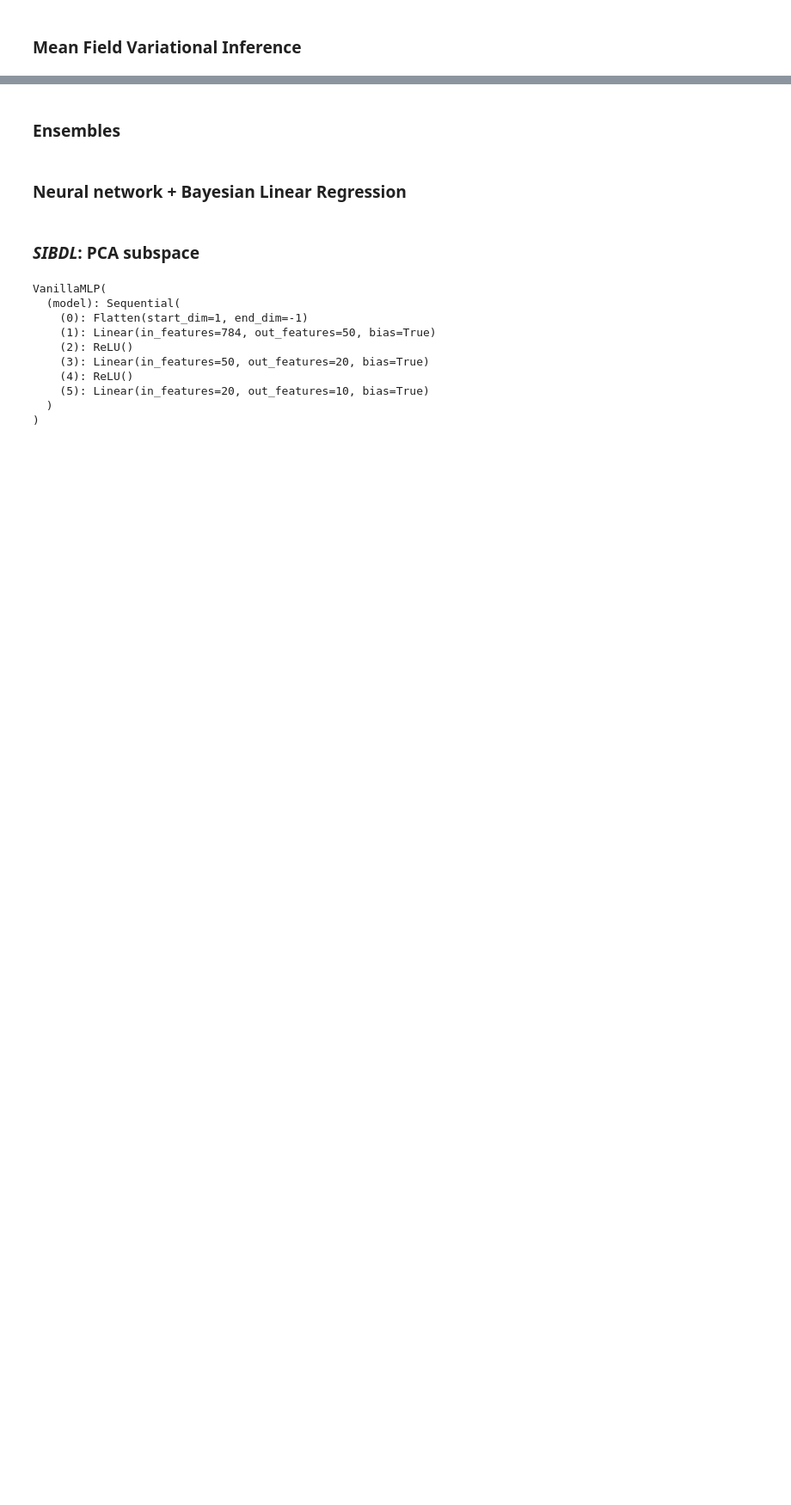
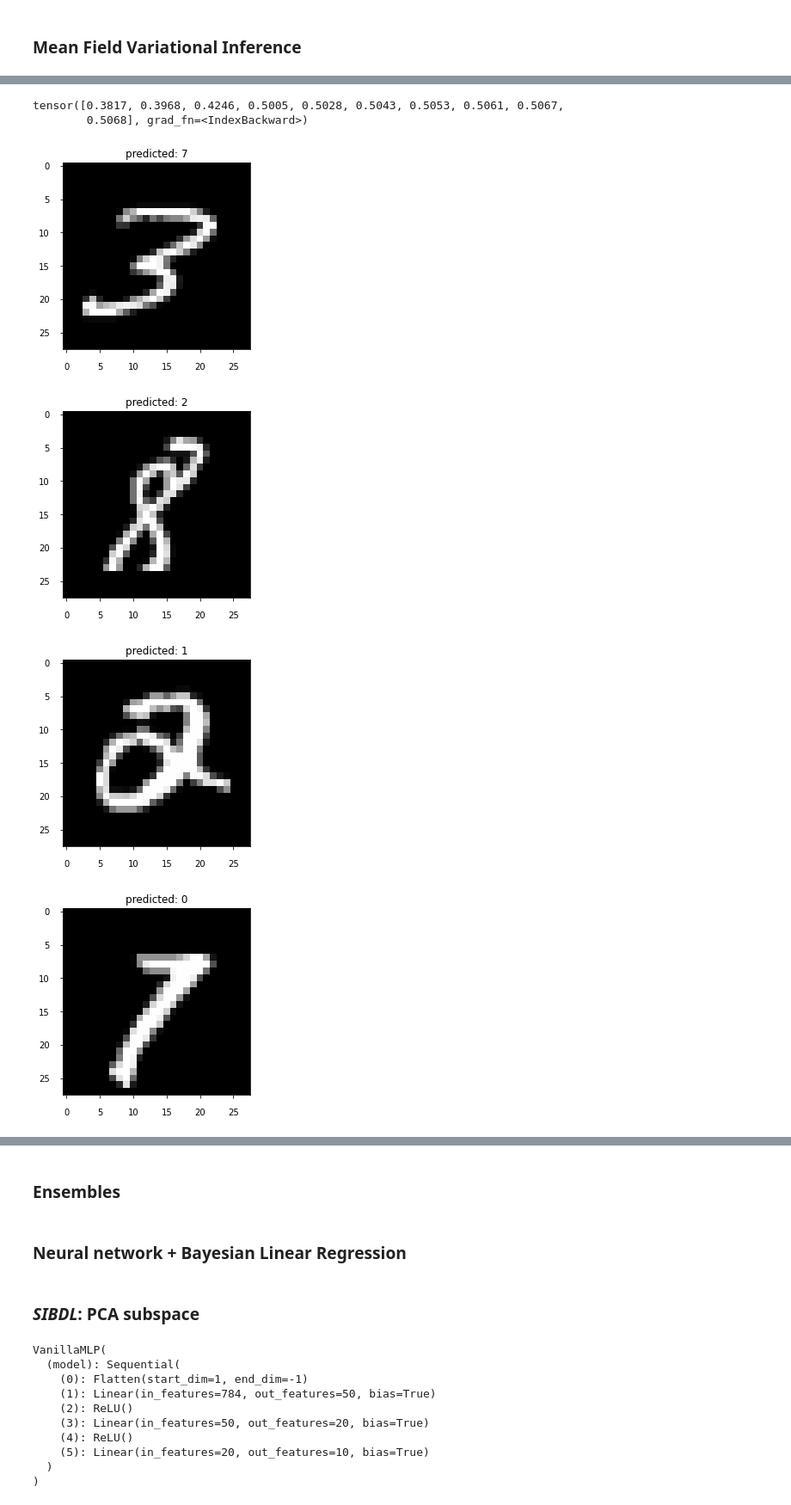
Before and after one commit to ymohamedahmed/drbayes, a Jupyter notebook: SIBDL_demo_group_13.ipynb, the cells around one changed output, grey strips where cells are left out. Shown at 86% size. Drawn from its saved outputs; the diff is of its cells as text; code cells hidden in the pictures; blank space fills up the shorter version.

```diff
--- a/SIBDL_demo_group_13.ipynb
+++ b/SIBDL_demo_group_13.ipynb
@@ -176,0 +159,5 @@ def train_vi_model(model, loss_function, max_epochs, train_loader):
+# %%
+full_vi_model.to(device)
+elbo = ELBO(criterion, len(train_loader.dataset), temperature=temperature)
+train_vi_model(full_vi_model, elbo, 50, train_loader,lr=0.01)
+torch.save(full_vi_model.state_dict(), "drbayes/full-vi-pca-model.pt")
@@ -176,0 +170,3 @@ def train_vi_model(model, loss_function, max_epochs, train_loader):
+# %%
+train_vi_model(full_vi_model, elbo, 100, train_loader,lr=0.01)
+torch.save(full_vi_model.state_dict(), "drbayes/full-vi-pca-model.pt")
@@ -176,0 +184,16 @@ def train_vi_model(model, loss_function, max_epochs, train_loader):
+# %%
+num_evals = 100
+test_batch_size = 512
+test_loader = torch.utils.data.DataLoader(test,batch_size=test_batch_size)
+num_classes = 10
+preds = torch.zeros((len(test_loader.dataset), num_classes))
+# preds = preds.to(device)
+print(len(test_loader.dataset))
+for n, (x,y) in tqdm(enumerate(test_loader)):
+  x = x.to(device)
+  for i in range(num_evals):
+    preds[n*test_batch_size:(n+1)*test_batch_size] += F.softmax(full_vi_model(x).cpu(),dim=1)
+  del x
+  torch.cuda.empty_cache()
+preds = 1/num_evals*preds
+print((1.*torch.argmax(preds, dim=1).eq(test_loader.dataset.targets[:,0])).mean())
@@ -176,0 +204,14 @@ def train_vi_model(model, loss_function, max_epochs, train_loader):
+# %%
+inds = torch.max(preds,dim=1)[0].argsort()[:10]
+print(torch.max(preds,dim=1)[0][inds])
+for i,im in enumerate(test_loader.dataset.data[inds]):
+  plt.imshow(im,cmap='gray')
+  plt.title(f'predicted: {preds[i].argmax()}')
+  plt.show()
+# %% [output]
+tensor([0.3817, 0.3968, 0.4246, 0.5005, 0.5028, 0.5043, 0.5053, 0.5061, 0.5067,
+        0.5068], grad_fn=<IndexBackward>)
+[figure, added]
+[figure, added]
+[figure, added]
+[figure, added]
```
Also changed, not shown: parts of 28 cells of this notebook.
